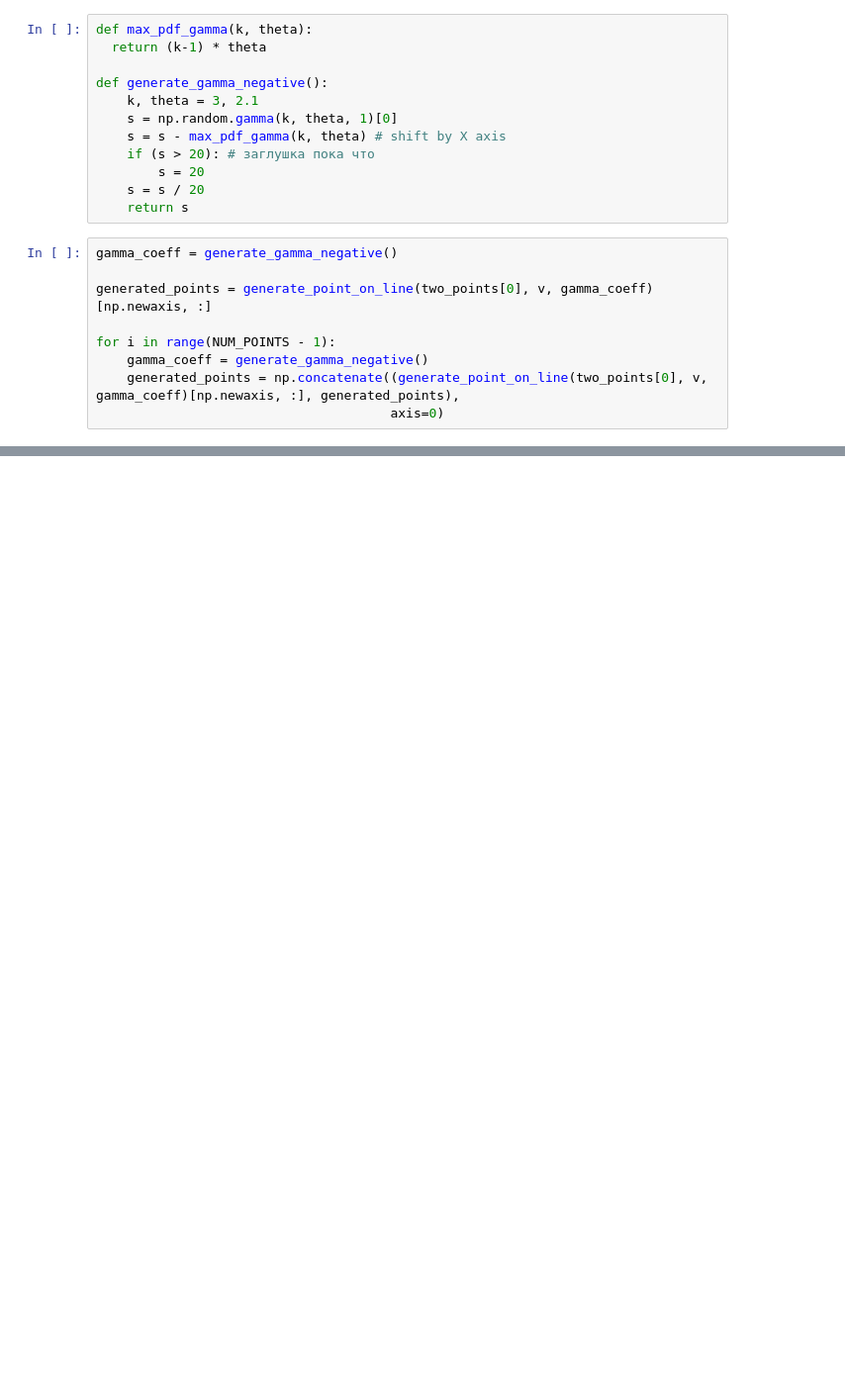
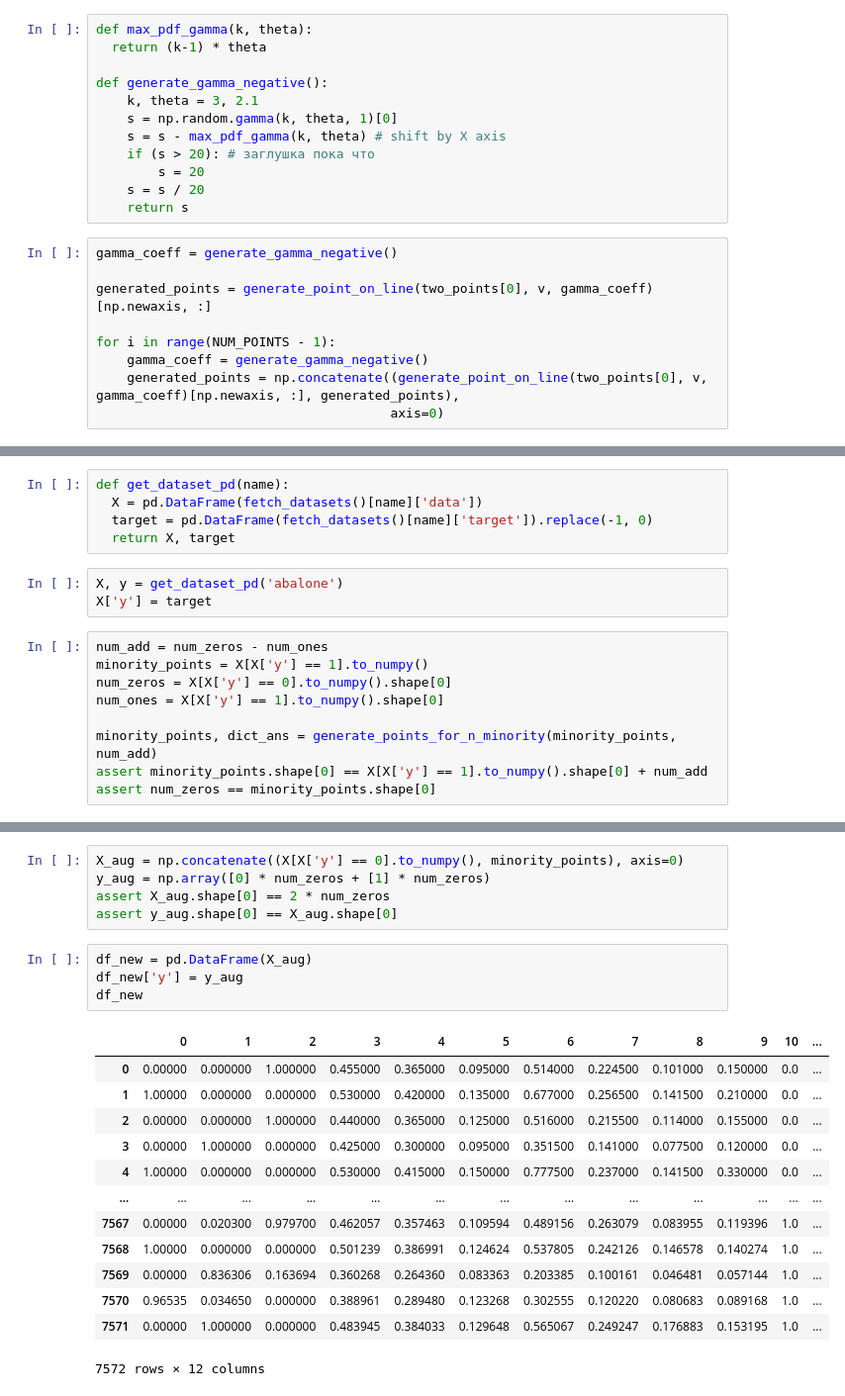
Before and after one commit to DmitriiDenisov/research_oversampling, a Jupyter notebook: Research_gamma.ipynb, the cells around one changed output, grey strips where cells are left out. Shown: that part at 99% size. Drawn from its saved outputs; the diff is of its cells as text; blank space fills up the shorter version.

Commit message:
- Edit test function for points on lines - Solved issue with fetch_dataset() from imblearn library - Add block with reading dataset - Add block with generating augmented dataset

```diff
--- a/Research_gamma.ipynb
+++ b/Research_gamma.ipynb
@@ -335,0 +409,17 @@ plt.plot(initial_x, initial_y, '-');
+# %%
+def get_dataset_pd(name):
+  X = pd.DataFrame(fetch_datasets()[name]['data'])
+  target = pd.DataFrame(fetch_datasets()[name]['target']).replace(-1, 0)
+  return X, target
+# %%
+X, y = get_dataset_pd('abalone')
+X['y'] = target
+# %%
+num_add = num_zeros - num_ones
+minority_points = X[X['y'] == 1].to_numpy()
+num_zeros = X[X['y'] == 0].to_numpy().shape[0]
+num_ones = X[X['y'] == 1].to_numpy().shape[0]
+
+minority_points, dict_ans = generate_points_for_n_minority(minority_points, num_add)
+assert minority_points.shape[0] == X[X['y'] == 1].to_numpy().shape[0] + num_add
+assert num_zeros == minority_points.shape[0]
@@ -335,0 +437,23 @@ plt.plot(initial_x, initial_y, '-');
+# %%
+X_aug = np.concatenate((X[X['y'] == 0].to_numpy(), minority_points), axis=0)
+y_aug = np.array([0] * num_zeros + [1] * num_zeros)
+assert X_aug.shape[0] == 2 * num_zeros
+assert y_aug.shape[0] == X_aug.shape[0]
+# %%
+df_new = pd.DataFrame(X_aug)
+df_new['y'] = y_aug
+df_new
+# %% [output]
+|  | 0 | 1 | 2 | 3 | 4 | 5 | 6 | 7 | 8 | 9 | 10 | ... |
+| 0 | 0.00000 | 0.000000 | 1.000000 | 0.455000 | 0.365000 | 0.095000 | 0.514000 | 0.224500 | 0.101000 | 0.150000 | 0.0 | ... |
+| 1 | 1.00000 | 0.000000 | 0.000000 | 0.530000 | 0.420000 | 0.135000 | 0.677000 | 0.256500 | 0.141500 | 0.210000 | 0.0 | ... |
+| 2 | 0.00000 | 0.000000 | 1.000000 | 0.440000 | 0.365000 | 0.125000 | 0.516000 | 0.215500 | 0.114000 | 0.155000 | 0.0 | ... |
+| 3 | 0.00000 | 1.000000 | 0.000000 | 0.425000 | 0.300000 | 0.095000 | 0.351500 | 0.141000 | 0.077500 | 0.120000 | 0.0 | ... |
+| 4 | 1.00000 | 0.000000 | 0.000000 | 0.530000 | 0.415000 | 0.150000 | 0.777500 | 0.237000 | 0.141500 | 0.330000 | 0.0 | ... |
+| ... | ... | ... | ... | ... | ... | ... | ... | ... | ... | ... | ... | ... |
+| 7567 | 0.00000 | 0.020300 | 0.979700 | 0.462057 | 0.357463 | 0.109594 | 0.489156 | 0.263079 | 0.083955 | 0.119396 | 1.0 | ... |
+| 7568 | 1.00000 | 0.000000 | 0.000000 | 0.501239 | 0.386991 | 0.124624 | 0.537805 | 0.242126 | 0.146578 | 0.140274 | 1.0 | ... |
+| 7569 | 0.00000 | 0.836306 | 0.163694 | 0.360268 | 0.264360 | 0.083363 | 0.203385 | 0.100161 | 0.046481 | 0.057144 | 1.0 | ... |
+| 7570 | 0.96535 | 0.034650 | 0.000000 | 0.388961 | 0.289480 | 0.123268 | 0.302555 | 0.120220 | 0.080683 | 0.089168 | 1.0 | ... |
+| 7571 | 0.00000 | 1.000000 | 0.000000 | 0.483945 | 0.384033 | 0.129648 | 0.565067 | 0.249247 | 0.176883 | 0.153195 | 1.0 | ... |
+7572 rows × 12 columns
```
Also changed, not shown: parts of 22 cells of this notebook.
